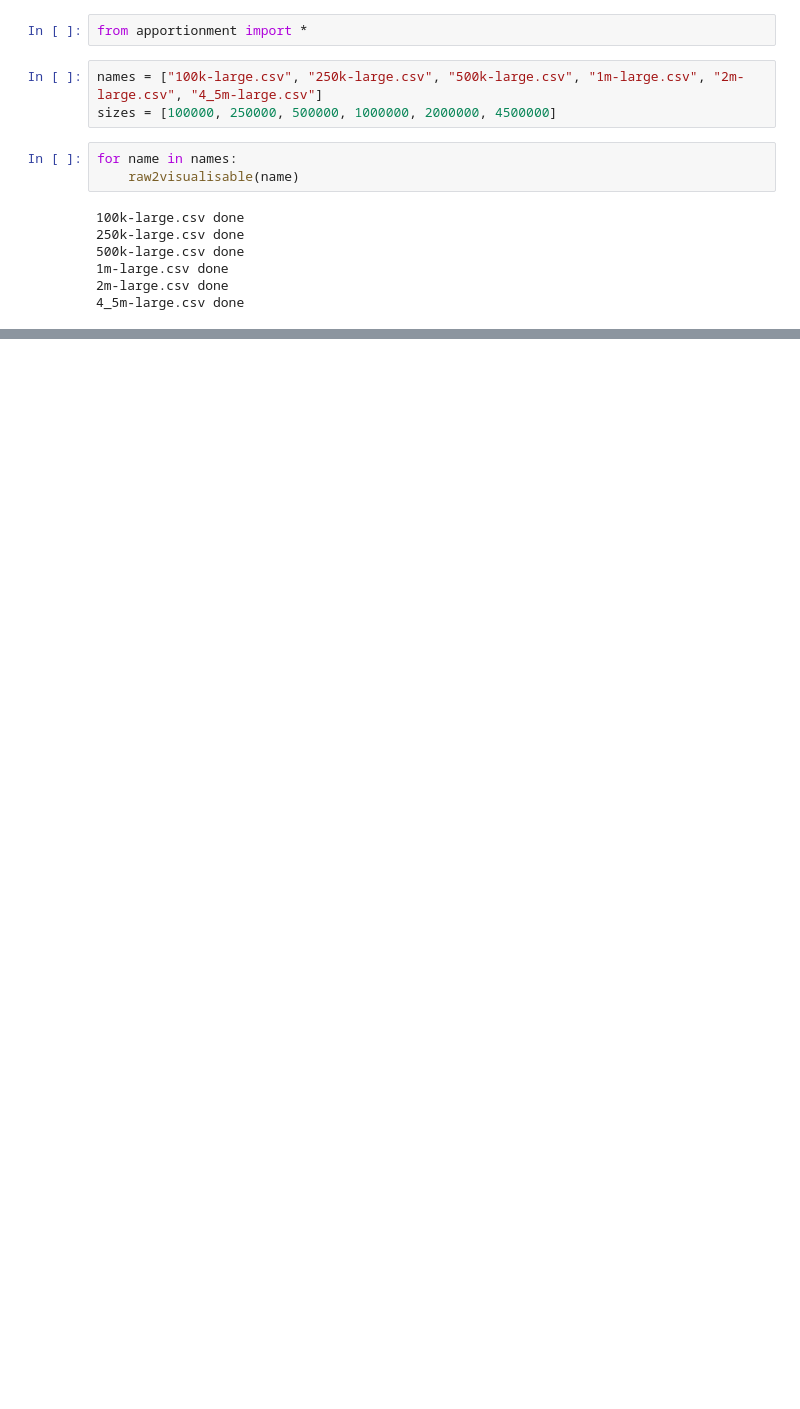
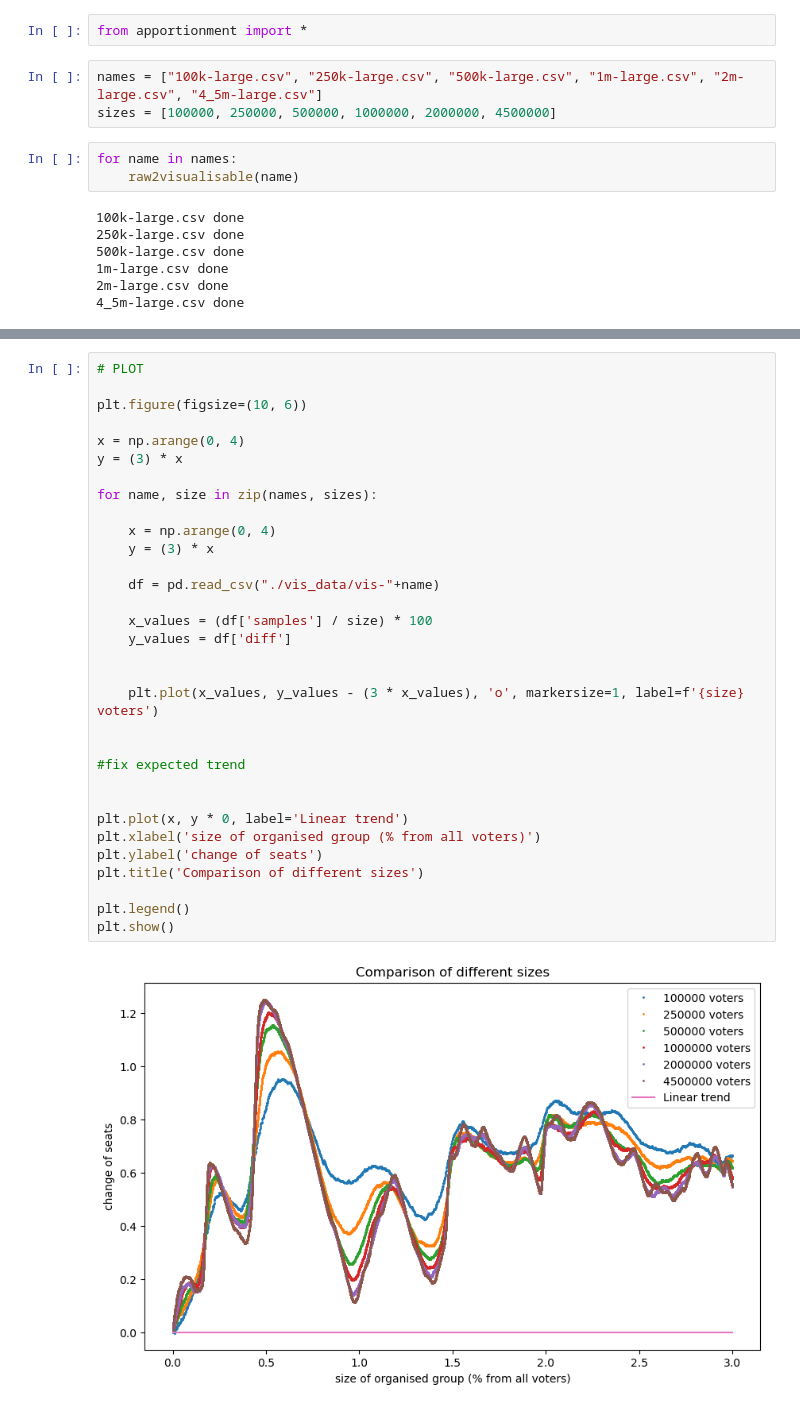
Before and after one commit to JnKamas/bc-praca, a Jupyter notebook: compare.ipynb, the cells around one changed output, grey strips where cells are left out. Cells and saved outputs as stored; diff of their text form; blank space fills up the shorter version.

```diff
--- a/compare.ipynb
+++ b/compare.ipynb
@@ -42,3 +44,37 @@ plt.legend()
 plt.show()
 # %% [output]
 [figure]
+# %%
+# PLOT
+
+plt.figure(figsize=(10, 6))
+
+x = np.arange(0, 4)
+y = (3) * x
+
+for name, size in zip(names, sizes):
+
+    x = np.arange(0, 4)
+    y = (3) * x
+
+    df = pd.read_csv("./vis_data/vis-"+name)
+
+    x_values = (df['samples'] / size) * 100
+    y_values = df['diff']
+
+
+    plt.plot(x_values, y_values - (3 * x_values), 'o', markersize=1, label=f'{size} voters')
+
+
+#fix expected trend
+
+
+plt.plot(x, y * 0, label='Linear trend')
+plt.xlabel('size of organised group (% from all voters)')
+plt.ylabel('change of seats')
+plt.title('Comparison of different sizes')
+
+plt.legend()
+plt.show()
+# %% [output]
+[figure, added]
```
Also changed, not shown: parts of 1 cell of this notebook, 1 other file.
